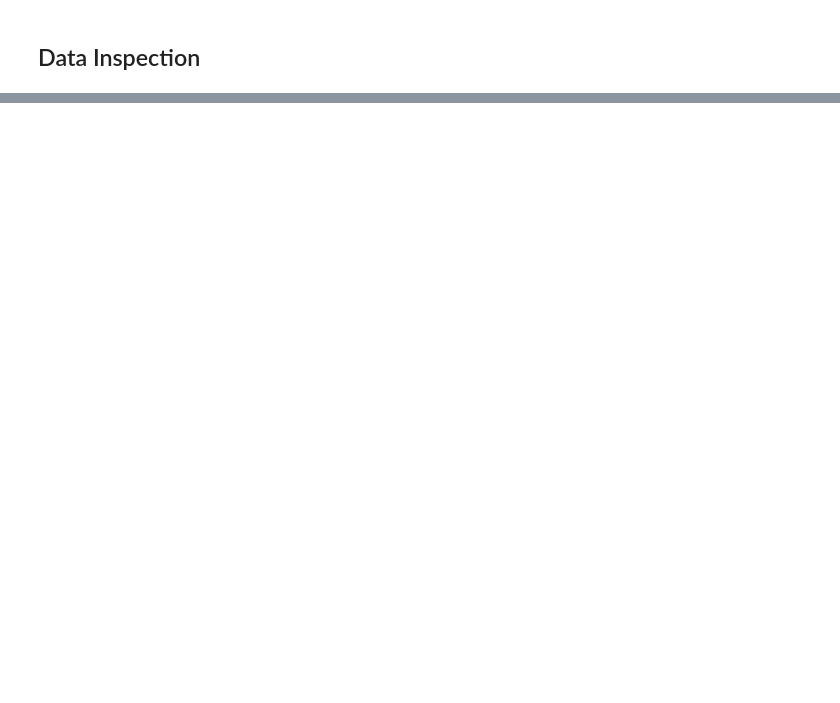
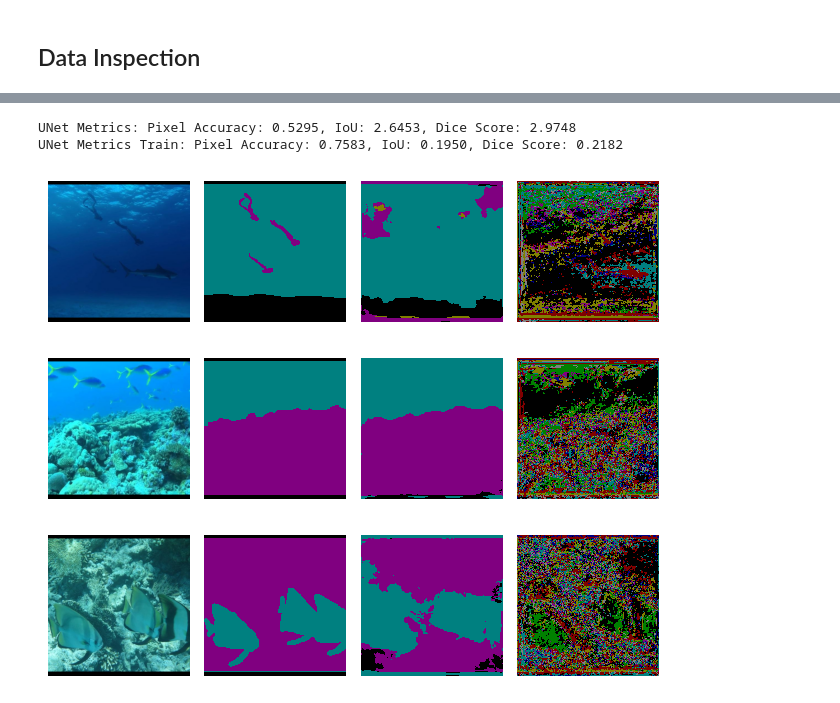
Before and after one commit to hoangviet-nguyen/bveri-abschluss-projekt, a Jupyter notebook: projekt.ipynb, the cells around one changed output, grey strips where cells are left out. Saved outputs shown, nothing was run; the diff lists cells and outputs as text; code cells hidden in the pictures; blank space fills up the shorter version.

```diff
--- a/projekt.ipynb
+++ b/projekt.ipynb
@@ -417,0 +188,6 @@ ts.show(label_images)
+# %%
+start = 16
+encoder = Encoder(start=start, num_blocks=6)
+decoder = Decoder(start=start, num_blocks=6)
+unet = UNet(encoder=encoder, decoder=decoder, n_classes=8, start=start)
+print(torchinfo.summary(unet, input_size=(4, 3, 512, 512)))
@@ -417,0 +276,7 @@ ts.show(label_images)
+# %%
+if IN_COLAB:
+    suim_model_path = "/content/drive/MyDrive/Bveri-Abschluss/SuimNet.pth"
+    unet_model_path = "/content/drive/MyDrive/Bveri-Abschluss/UNet_model.pth"
+else:
+    suim_model_path = "./models/params/SuimNet.pth"
+    unet_model_path = "./models/params/UNet_model.pth"
@@ -417,0 +383,50 @@ ts.show(label_images)
+# %%
+width = 512
+height = 512
+
+tr_images = transforms.Compose(
+    [
+        transforms.CenterCrop((width, height)),
+        transforms.ToTensor(),
+    ]
+)
+tr_labels = transforms.Compose(
+    [
+        transforms.CenterCrop((width, height)),
+    ]
+)
+
+pixel_acc_test, iou_test, dice_test = evaluate_model(
+    unet, test_loader, device, num_samples_test
+)
+pixel_acc_train, iou_train, dice_train = evaluate_model(
+    unet, train_loader, device, num_samples_train
+)
+print(
+    f"UNet Metrics: Pixel Accuracy: {pixel_acc_test:.4f}, IoU: {iou_test:.4f}, Dice Score: {dice_test:.4f}"
+)
+print(
+    f"UNet Metrics Train: Pixel Accuracy: {pixel_acc_train:.4f}, IoU: {iou_train:.4f}, Dice Score: {dice_train:.4f}"
+)
+# %% [output]
+UNet Metrics: Pixel Accuracy: 0.5295, IoU: 2.6453, Dice Score: 2.9748
+UNet Metrics Train: Pixel Accuracy: 0.7583, IoU: 0.1950, Dice Score: 0.2182
+# %%
+for i in range(3):
+    index = np.random.randint(0, len(ds_train))
+    image, label_masks, ground_truth = ds_train[index]
+    image = image.unsqueeze(0)
+
+    logits_unet = unet(image.to(device))
+    probs_unet = F.softmax(logits_unet, dim=1)
+    pred_unet = probs_unet.argmax(dim=(1), keepdim=True).cpu()
+
+    logits_suim = suim_net(image.to(device))
+    probs_suim = F.softmax(logits_suim, dim=1)
+    pred_suim = probs_suim.argmax(dim=(1), keepdim=True).cpu()
+
+    ts.show([image[0], ground_truth[0], pred_unet[0], pred_suim[0]])
+# %% [output]
+[figure, added]
+[figure, added]
+[figure, added]
```
Also changed, not shown: parts of 43 cells of this notebook, 11 other files.
